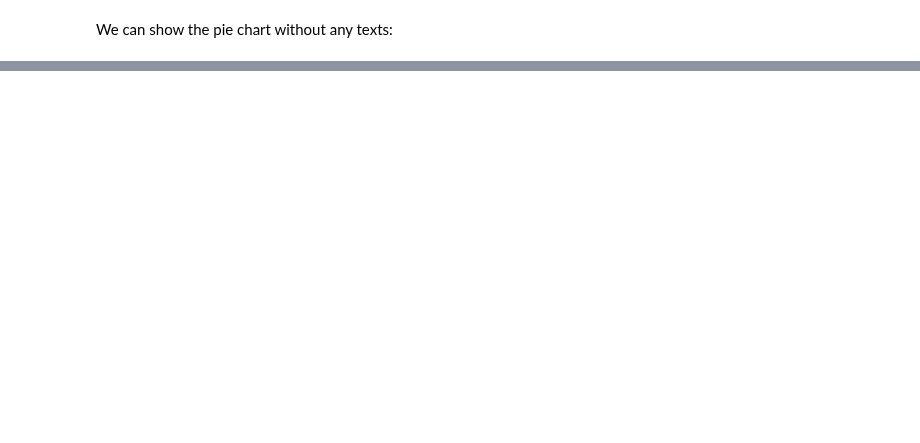
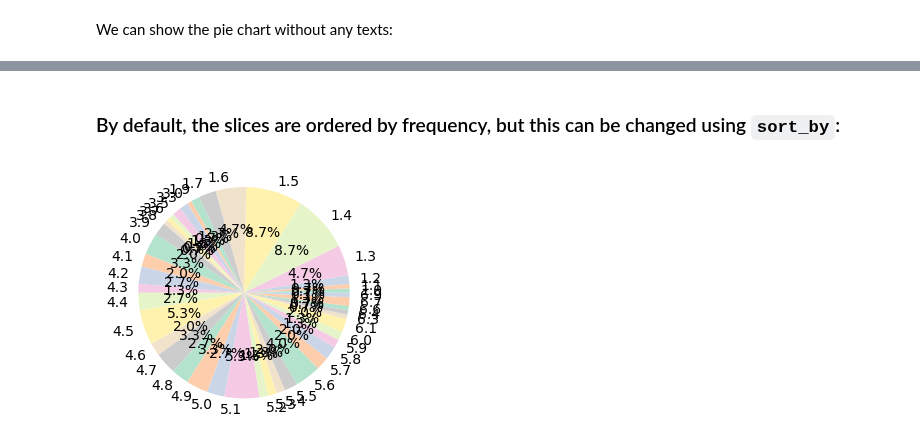
Before and after one commit to teiband/python-plot-utilities, a Jupyter notebook: examples/Pie_chart_example.ipynb, the cells around one changed output, grey strips where cells are left out. Cells and saved outputs as stored; diff of their text form; code cells hidden in the pictures; blank space fills up the shorter version.

Commit message:
updated docs/examples for piechart()

```diff
--- a/examples/Pie_chart_example.ipynb
+++ b/examples/Pie_chart_example.ipynb
@@ -87,0 +88,6 @@ pu.piechart(iris['petal_length'], display=None, class_names=[]);
+# %% [markdown]
+### By default, the slices are ordered by frequency, but this can be changed using `sort_by`:
+# %%
+pu.piechart(iris['petal_length'], sort_by='names');  # sort slices by the category name
+# %% [output]
+[figure, added]
```
Also changed, not shown: parts of 4 cells of this notebook, 2 other files.
